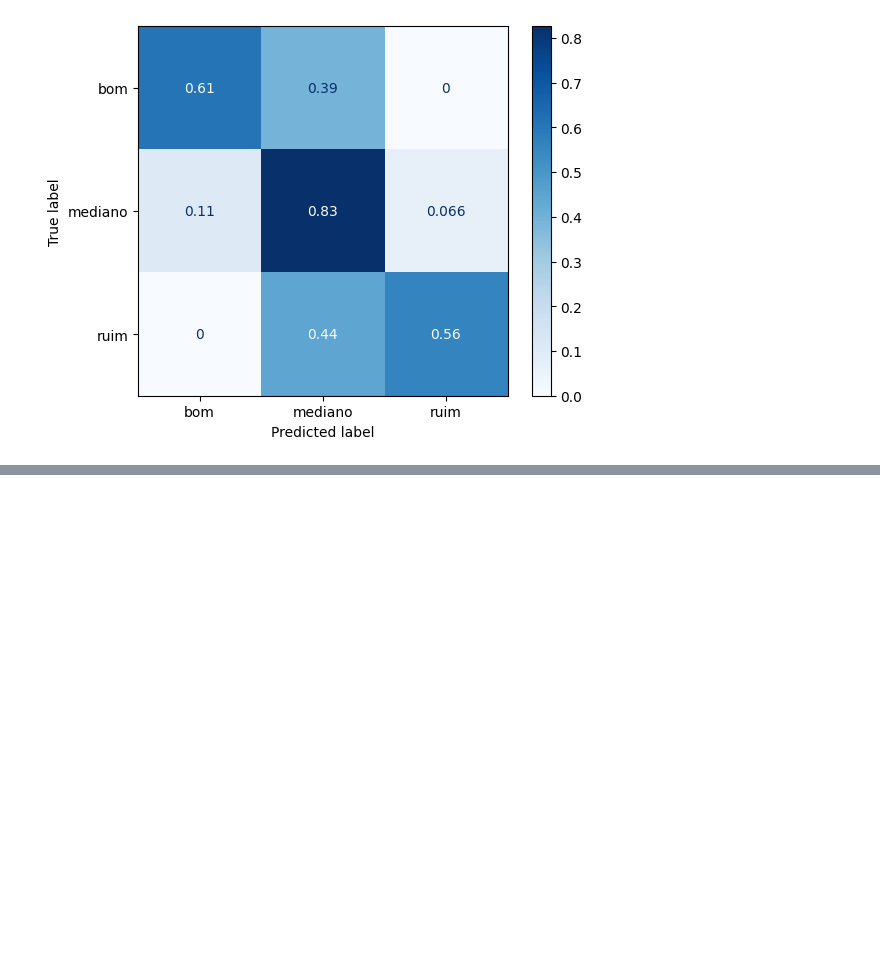
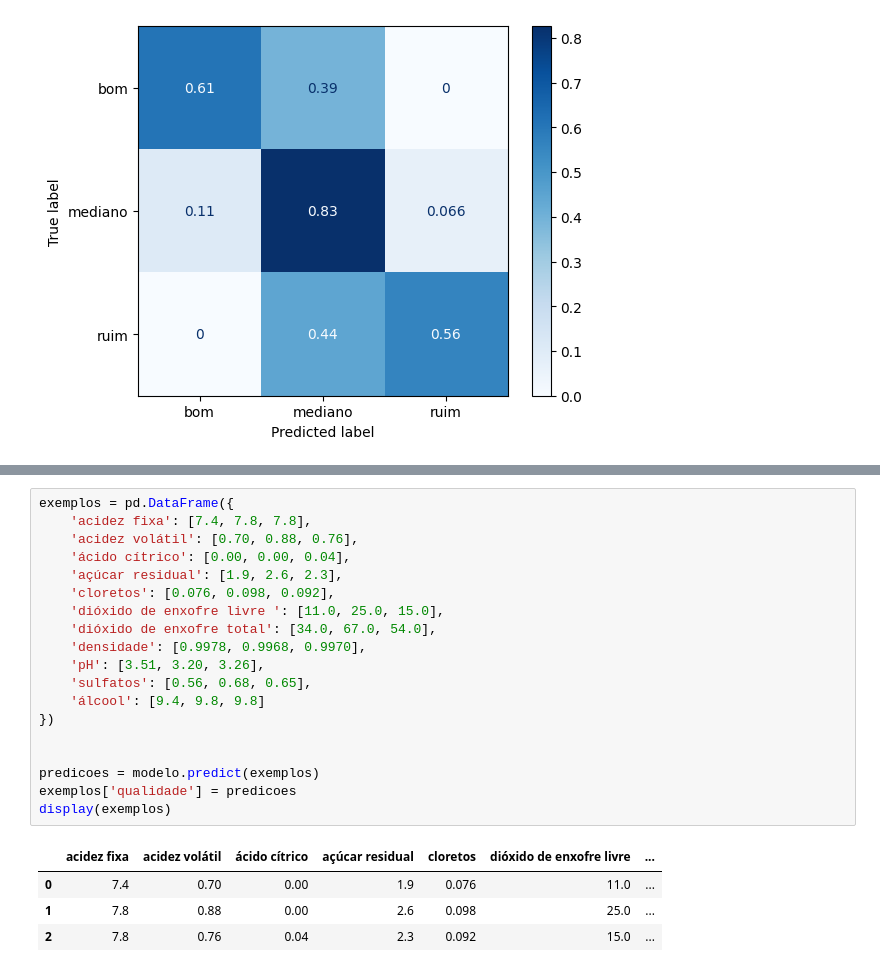
Before and after one commit to lucianeberger/Trilha-de-Machine-Learning---Alura, a Jupyter notebook: Problemas Multiclasse/Desafio.ipynb, the cells around one changed output, grey strips where cells are left out. Saved outputs shown, nothing was run; the diff lists cells and outputs as text; blank space fills up the shorter version.

```diff
--- a/Problemas Multiclasse/Desafio.ipynb
+++ b/Problemas Multiclasse/Desafio.ipynb
@@ -313,0 +347,24 @@ weighted avg       0.82      0.78      0.80       204
+# %%
+exemplos = pd.DataFrame({
+    'acidez fixa': [7.4, 7.8, 7.8],
+    'acidez volátil': [0.70, 0.88, 0.76],
+    'ácido cítrico': [0.00, 0.00, 0.04],
+    'açúcar residual': [1.9, 2.6, 2.3],
+    'cloretos': [0.076, 0.098, 0.092],
+    'dióxido de enxofre livre ': [11.0, 25.0, 15.0],
+    'dióxido de enxofre total': [34.0, 67.0, 54.0],
+    'densidade': [0.9978, 0.9968, 0.9970],
+    'pH': [3.51, 3.20, 3.26],
+    'sulfatos': [0.56, 0.68, 0.65],
+    'álcool': [9.4, 9.8, 9.8]
+})
+
+
+predicoes = modelo.predict(exemplos)
+exemplos['qualidade'] = predicoes
+display(exemplos)
+# %% [output]
+|  | acidez fixa | acidez volátil | ácido cítrico | açúcar residual | cloretos | dióxido de enxofre livre | ... |
+| 0 | 7.4 | 0.70 | 0.00 | 1.9 | 0.076 | 11.0 | ... |
+| 1 | 7.8 | 0.88 | 0.00 | 2.6 | 0.098 | 25.0 | ... |
+| 2 | 7.8 | 0.76 | 0.04 | 2.3 | 0.092 | 15.0 | ... |
```
Also changed, not shown: parts of 4 cells of this notebook.
